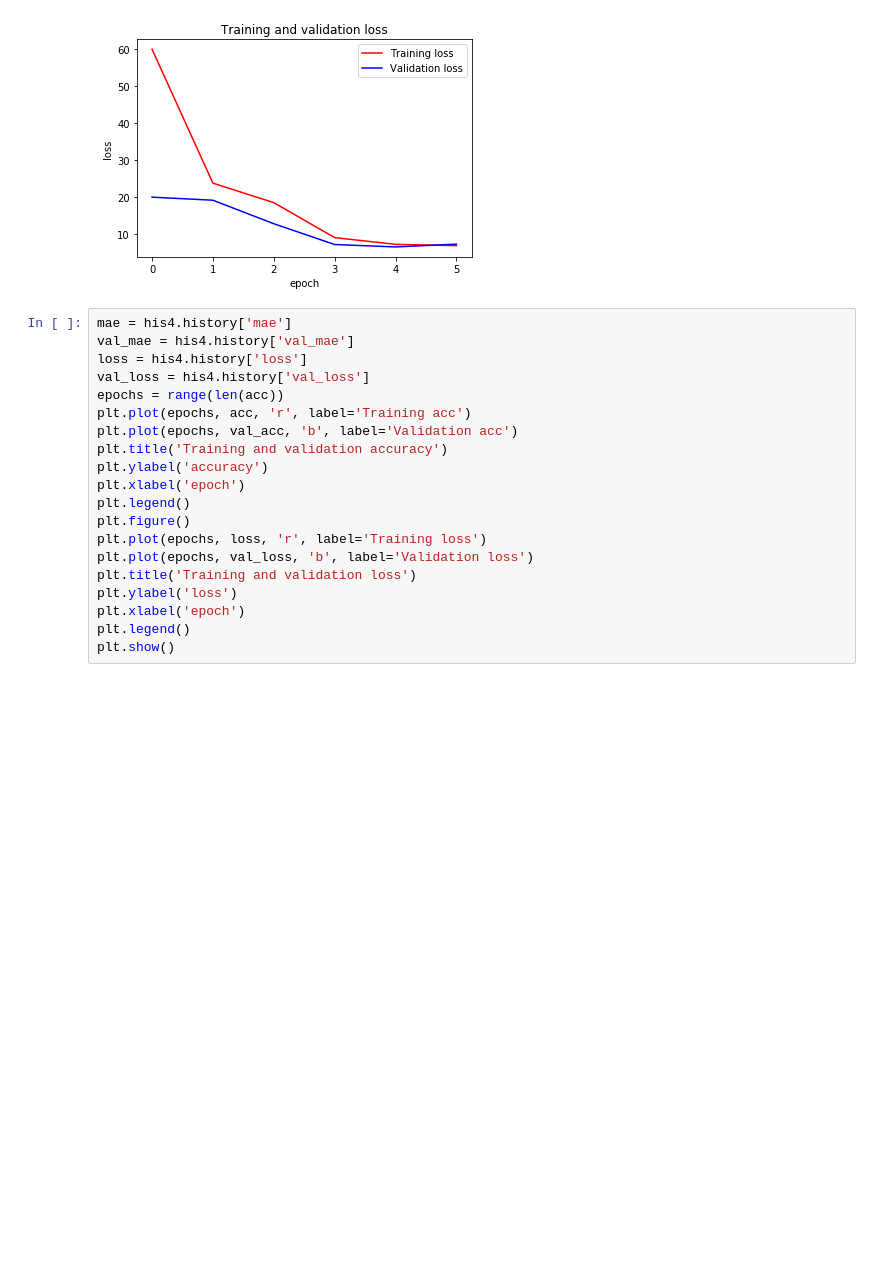
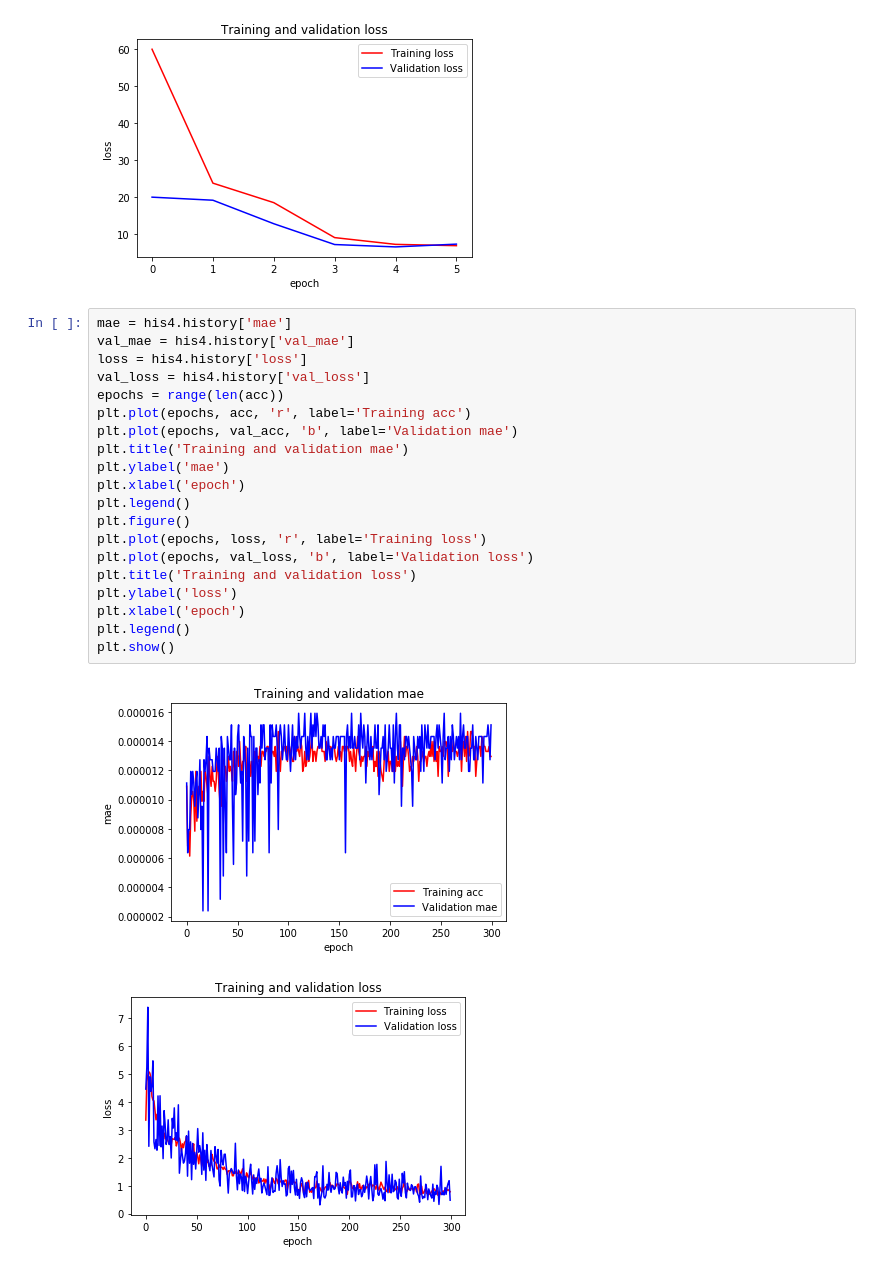
Before and after one commit to imamun93/Molecular_Properties, a Jupyter notebook: SimpleNeuralNetwork.ipynb, the cells around one changed output. Cells and saved outputs as stored; diff of their text form; blank space fills up the shorter version.

```diff
--- a/SimpleNeuralNetwork.ipynb
+++ b/SimpleNeuralNetwork.ipynb
@@ -789,20 +789,23 @@ plt.show()
 # %%
 mae = his4.history['mae']
 val_mae = his4.history['val_mae']
 loss = his4.history['loss']
 val_loss = his4.history['val_loss']
 epochs = range(len(acc))
 plt.plot(epochs, acc, 'r', label='Training acc')
-plt.plot(epochs, val_acc, 'b', label='Validation acc')
-plt.title('Training and validation accuracy')
-plt.ylabel('accuracy')
+plt.plot(epochs, val_acc, 'b', label='Validation mae')
+plt.title('Training and validation mae')
+plt.ylabel('mae')
 plt.xlabel('epoch')
 plt.legend()
 plt.figure()
 plt.plot(epochs, loss, 'r', label='Training loss')
 plt.plot(epochs, val_loss, 'b', label='Validation loss')
 plt.title('Training and validation loss')
 plt.ylabel('loss')
 plt.xlabel('epoch')
 plt.legend()
 plt.show()
+# %% [output]
+[figure, added]
+[figure, added]
```
